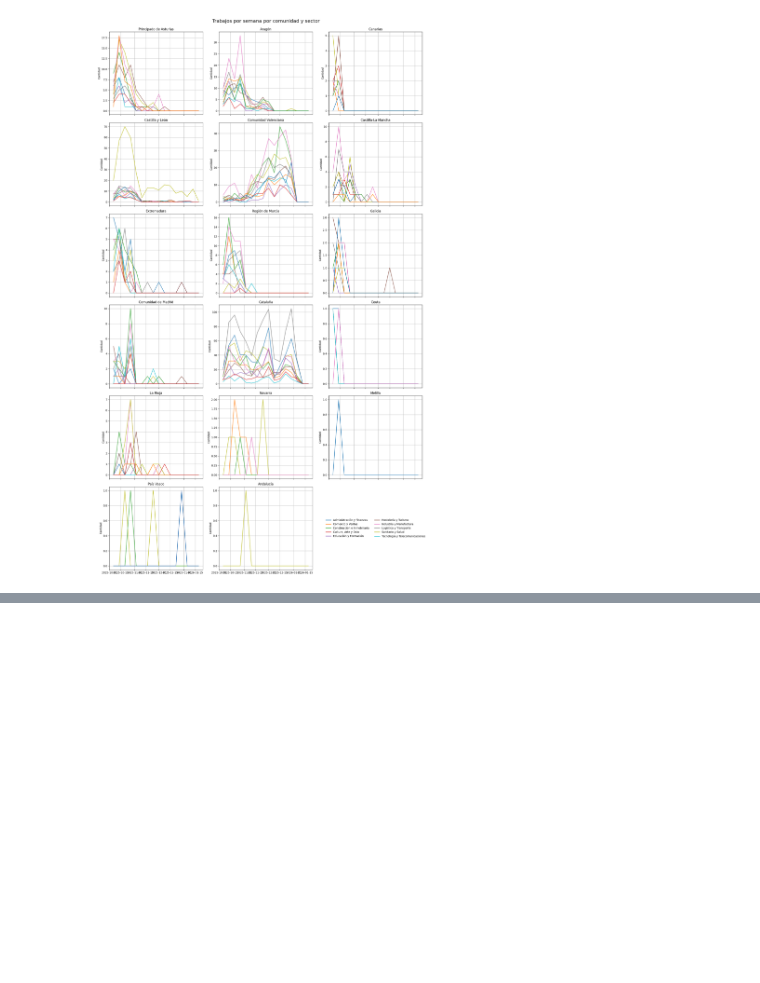
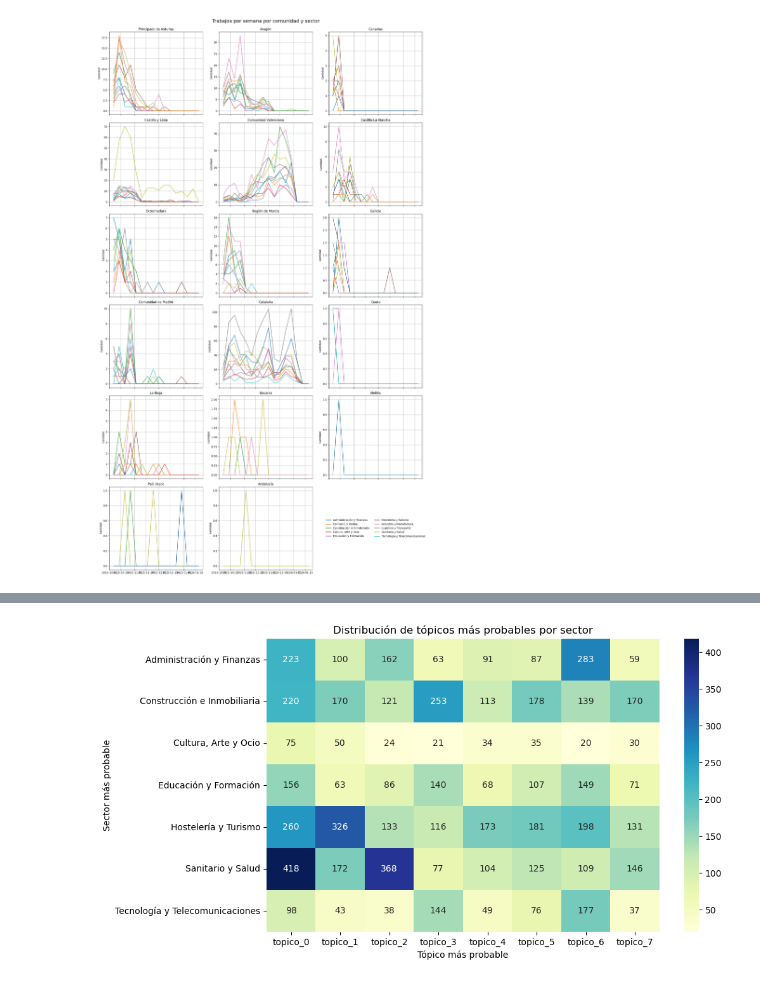
Before and after one commit to MiguelGP-13/DCDC-Project, a Jupyter notebook: dataPreparation/hipotesis.ipynb, the cells around one changed output, grey strips where cells are left out. Cells and saved outputs as stored; diff of their text form; code cells hidden in the pictures; blank space fills up the shorter version.

```diff
--- a/dataPreparation/hipotesis.ipynb
+++ b/dataPreparation/hipotesis.ipynb
@@ -108,3 +108,13 @@ fig.suptitle('Trabajos por semana por comunidad y sector', fontsize=18)
 plt.show()
 # %% [output]
 [figure]
+# %%
+import pandas as pd
+import numpy as np
+import matplotlib.pyplot as plt
+import seaborn as sns
+
+# === 1. Cargar el CSV ===
+df = pd.read_csv("empleos-espanoles-eures-2025-numerico.csv", sep=",")
+print("Tamaño del dataset:", df.shape)
+df.head()
@@ -110,0 +130,13 @@ plt.show()
+# %%
+# === 2. Identificar columnas de sectores y tópicos ===
+sector_cols = [
+    "Hostelería y Turismo", "Sanitario y Salud", "Educación y Formación",
+    "Tecnología y Telecomunicaciones", "Construcción e Inmobiliaria",
+    "Administración y Finanzas", "Cultura, Arte y Ocio"
+]
+
+topico_cols = [f"topico_{i}" for i in range(8)]
+
+# Verificamos que existan
+print("Sectores encontrados:", [c for c in sector_cols if c in df.columns])
+print("Tópicos encontrados:", [c for c in topico_cols if c in df.columns])
@@ -110,0 +146,6 @@ plt.show()
+# %%
+# === 3. Calcular el sector y tópico más probables ===
+df["sector_mas_probable"] = df[sector_cols].idxmax(axis=1)
+df["topico_mas_probable"] = df[topico_cols].idxmax(axis=1)
+
+df[["id", "sector_mas_probable", "topico_mas_probable"]].head()
@@ -110,0 +159,4 @@ plt.show()
+# %%
+# === 4. Conteo cruzado (correlación sector-tópico) ===
+tabla_correlacion = pd.crosstab(df["sector_mas_probable"], df["topico_mas_probable"])
+tabla_correlacion
@@ -110,0 +173,10 @@ plt.show()
+# %%
+# === 5. Visualización ===
+plt.figure(figsize=(10,6))
+sns.heatmap(tabla_correlacion, annot=True, fmt="d", cmap="YlGnBu")
+plt.title("Distribución de tópicos más probables por sector")
+plt.ylabel("Sector más probable")
+plt.xlabel("Tópico más probable")
+plt.show()
+# %% [output]
+[figure, added]
```
Also changed, not shown: parts of 6 cells of this notebook, 17 other files.
